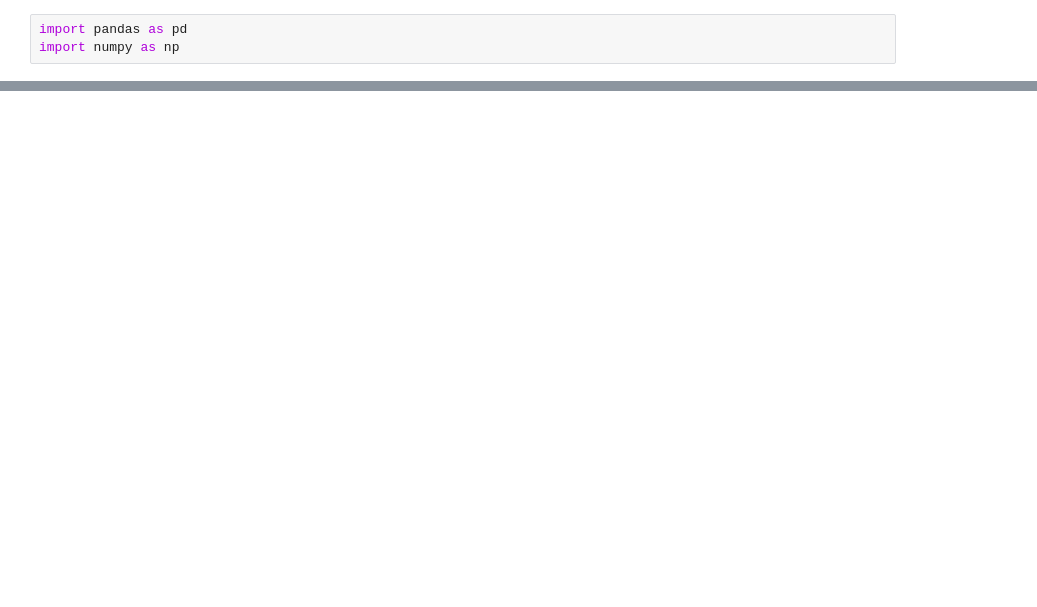
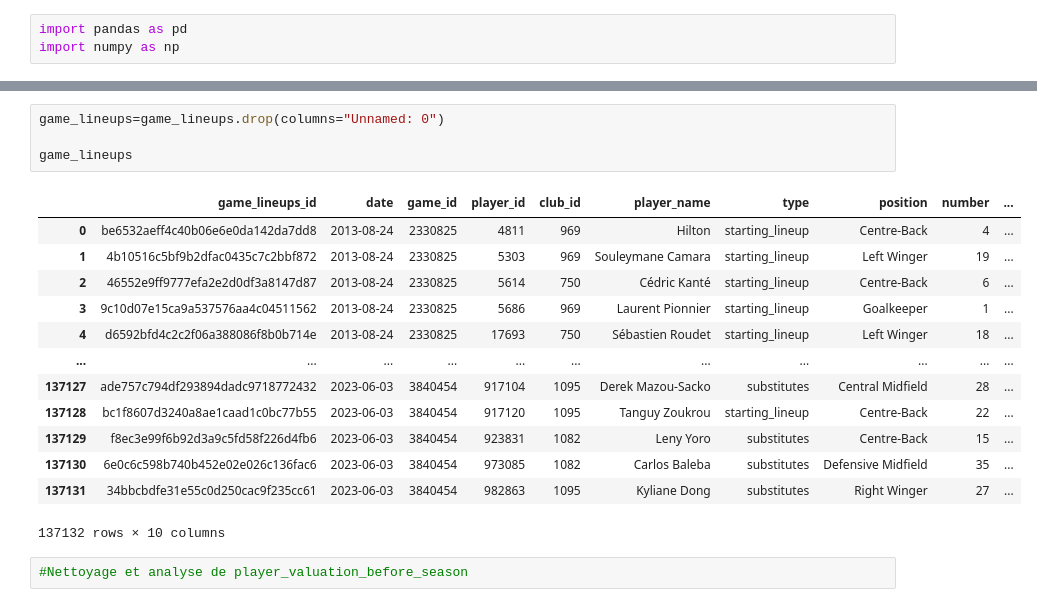
Before and after one commit to PierreB33/ProjetFoot, a Jupyter notebook: Projet Foot.ipynb, the cells around one changed output, grey strips where cells are left out. Cells and saved outputs as stored; diff of their text form; blank space fills up the shorter version.

```diff
--- a/Projet Foot.ipynb
+++ b/Projet Foot.ipynb
@@ -114,0 +270,20 @@ player_valuation_before_season.head()
+# %%
+game_lineups=game_lineups.drop(columns="Unnamed: 0")
+
+game_lineups
+# %% [output]
+|  | game_lineups_id | date | game_id | player_id | club_id | player_name | type | position | number | ... |
+| 0 | be6532aeff4c40b06e6e0da142da7dd8 | 2013-08-24 | 2330825 | 4811 | 969 | Hilton | starting_lineup | Centre-Back | 4 | ... |
+| 1 | 4b10516c5bf9b2dfac0435c7c2bbf872 | 2013-08-24 | 2330825 | 5303 | 969 | Souleymane Camara | starting_lineup | Left Winger | 19 | ... |
+| 2 | 46552e9ff9777efa2e2d0df3a8147d87 | 2013-08-24 | 2330825 | 5614 | 750 | Cédric Kanté | starting_lineup | Centre-Back | 6 | ... |
+| 3 | 9c10d07e15ca9a537576aa4c04511562 | 2013-08-24 | 2330825 | 5686 | 969 | Laurent Pionnier | starting_lineup | Goalkeeper | 1 | ... |
+| 4 | d6592bfd4c2c2f06a388086f8b0b714e | 2013-08-24 | 2330825 | 17693 | 750 | Sébastien Roudet | starting_lineup | Left Winger | 18 | ... |
+| ... | ... | ... | ... | ... | ... | ... | ... | ... | ... | ... |
+| 137127 | ade757c794df293894dadc9718772432 | 2023-06-03 | 3840454 | 917104 | 1095 | Derek Mazou-Sacko | substitutes | Central Midfield | 28 | ... |
+| 137128 | bc1f8607d3240a8ae1caad1c0bc77b55 | 2023-06-03 | 3840454 | 917120 | 1095 | Tanguy Zoukrou | starting_lineup | Centre-Back | 22 | ... |
+| 137129 | f8ec3e99f6b92d3a9c5fd58f226d4fb6 | 2023-06-03 | 3840454 | 923831 | 1082 | Leny Yoro | substitutes | Centre-Back | 15 | ... |
+| 137130 | 6e0c6c598b740b452e02e026c136fac6 | 2023-06-03 | 3840454 | 973085 | 1082 | Carlos Baleba | substitutes | Defensive Midfield | 35 | ... |
+| 137131 | 34bbcbdfe31e55c0d250cac9f235cc61 | 2023-06-03 | 3840454 | 982863 | 1095 | Kyliane Dong | substitutes | Right Winger | 27 | ... |
+137132 rows × 10 columns
+# %%
+#Nettoyage et analyse de player_valuation_before_season
```
Also changed, not shown: parts of 49 cells of this notebook.
